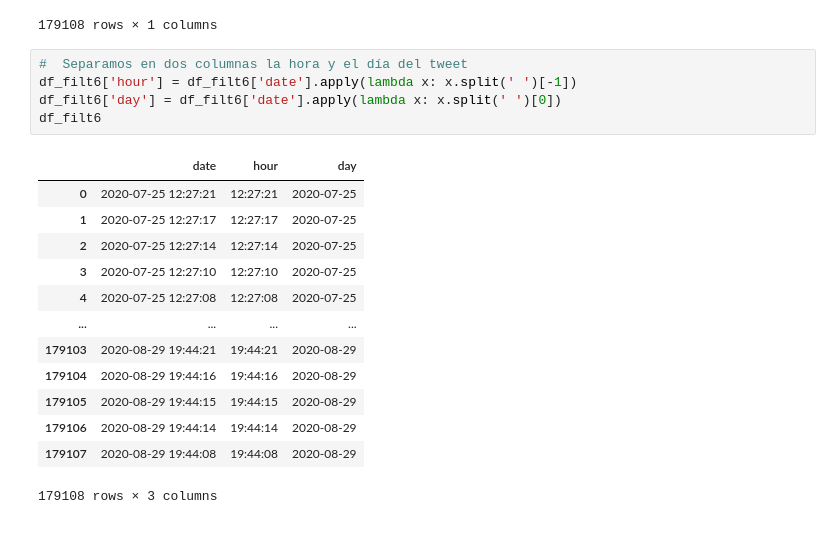
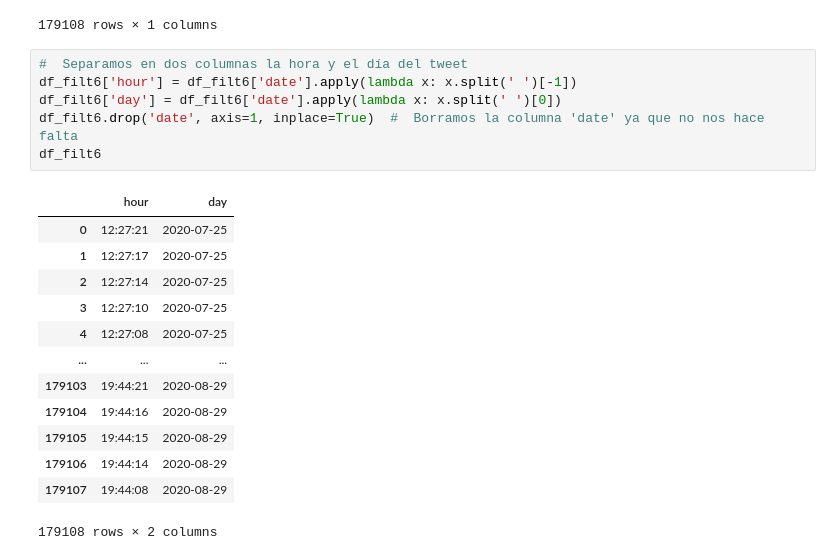
Before and after one commit to Enriquepardo/Dataset-Covid, a Jupyter notebook: DataSet_COVID.ipynb, the cells around one changed output. Saved outputs shown, nothing was run; the diff lists cells and outputs as text.

```diff
--- a/DataSet_COVID.ipynb
+++ b/DataSet_COVID.ipynb
@@ -512,19 +511,20 @@ df_filt6
 # %%
 #  Separamos en dos columnas la hora y el día del tweet
 df_filt6['hour'] = df_filt6['date'].apply(lambda x: x.split(' ')[-1])
 df_filt6['day'] = df_filt6['date'].apply(lambda x: x.split(' ')[0])
+df_filt6.drop('date', axis=1, inplace=True)  #  Borramos la columna 'date' ya que no nos hace falta
 df_filt6
 # %% [output]
-|  | date | hour | day |
-| 0 | 2020-07-25 12:27:21 | 12:27:21 | 2020-07-25 |
-| 1 | 2020-07-25 12:27:17 | 12:27:17 | 2020-07-25 |
-| 2 | 2020-07-25 12:27:14 | 12:27:14 | 2020-07-25 |
-| 3 | 2020-07-25 12:27:10 | 12:27:10 | 2020-07-25 |
-| 4 | 2020-07-25 12:27:08 | 12:27:08 | 2020-07-25 |
-| ... | ... | ... | ... |
-| 179103 | 2020-08-29 19:44:21 | 19:44:21 | 2020-08-29 |
-| 179104 | 2020-08-29 19:44:16 | 19:44:16 | 2020-08-29 |
-| 179105 | 2020-08-29 19:44:15 | 19:44:15 | 2020-08-29 |
-| 179106 | 2020-08-29 19:44:14 | 19:44:14 | 2020-08-29 |
-| 179107 | 2020-08-29 19:44:08 | 19:44:08 | 2020-08-29 |
+|  | hour | day |
+| 0 | 12:27:21 | 2020-07-25 |
+| 1 | 12:27:17 | 2020-07-25 |
+| 2 | 12:27:14 | 2020-07-25 |
+| 3 | 12:27:10 | 2020-07-25 |
+| 4 | 12:27:08 | 2020-07-25 |
+| ... | ... | ... |
+| 179103 | 19:44:21 | 2020-08-29 |
+| 179104 | 19:44:16 | 2020-08-29 |
+| 179105 | 19:44:15 | 2020-08-29 |
+| 179106 | 19:44:14 | 2020-08-29 |
+| 179107 | 19:44:08 | 2020-08-29 |
-179108 rows × 3 columns
+179108 rows × 2 columns
```
Also changed, not shown: parts of 9 cells of this notebook.
